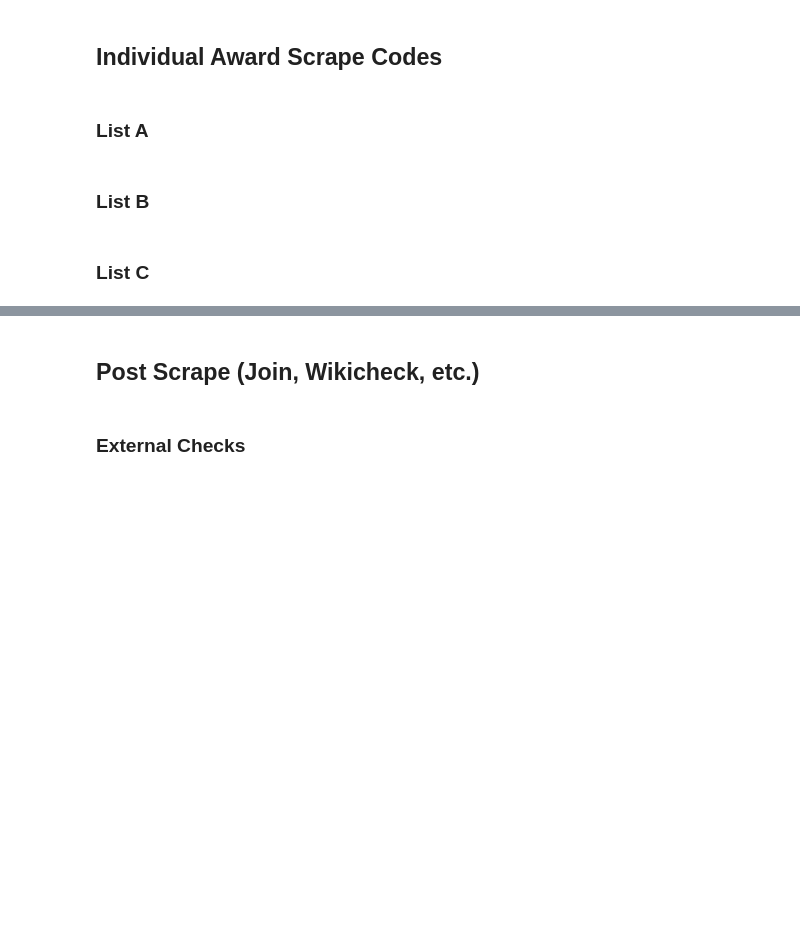
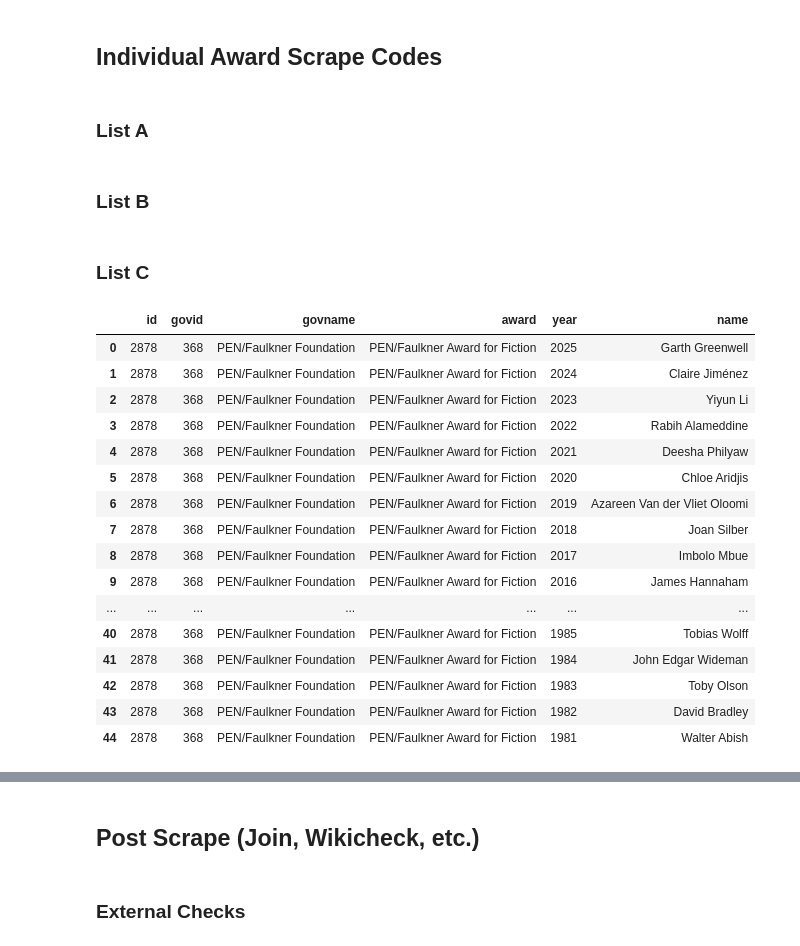
Before and after one commit to acepocalypse/EDA-award-scrape, a Jupyter notebook: Awards Scrape Code.ipynb, the cells around one changed output, grey strips where cells are left out. Cells and saved outputs as stored; diff of their text form; code cells hidden in the pictures; blank space fills up the shorter version.

```diff
--- a/Awards Scrape Code.ipynb
+++ b/Awards Scrape Code.ipynb
@@ -4598,0 +4678,83 @@ def scrape2878():
+# %%
+def scrape2878():
+    award = "PEN/Faulkner Award for Fiction"
+    govid = "368"
+    govname = "PEN/Faulkner Foundation"
+    aid = "2878"
+    url = "https://www.penfaulkner.org/our-awards/pen-faulkner-award/"
+    db = []
+    headers = {'User-Agent': 'Mozilla/5.0 (Windows NT 10.0; Win64; x64) AppleWebKit/537.36 (KHTML, like Gecko) Chrome/122.0.0.0 Safari/537.36'}
+
+    page = requests.get(url, headers=headers)
+    soup = BeautifulSoup(page.content, "html.parser")
+
+    links = []
+    mdivs = soup.find_all('div', class_='et_section_specialty')
+    for div in mdivs:
+        div = div.find('div', class_='et_pb_has_overlay')
+        link = div.a.get('href')
+        if link:
+            links.append(link)
+
+    for link in links:
+        page = requests.get(link, headers=headers)
+        soup = BeautifulSoup(page.content, "html.parser")
+
+        name = soup.find('p', class_='et_pb_member_position').text
+        name = name.replace('by ', '')
+
+        yeart = soup.find('div', class_='et_pb_text_inner').text
+        yeart = yeart.split()
+        for yearx in yeart:
+            if yearx.isdigit() and len(yearx) == 4:
+                year = yearx
+
+        db.append({'id': aid, 'govid': govid, 'govname': govname, 'award': award, 'year': year, 'name': name})
+
+    link2 = 'https://www.penfaulkner.org/2011/08/01/past_award_winners/'
+    page = requests.get(link2, headers=headers)
+    soup = BeautifulSoup(page.content, "html.parser")
+
+    h2s = soup.find_all('h2')
+    for h2 in h2s:
+        h2text = h2.text.strip()
+        if h2text.isdigit():
+            year = h2text
+        elif "WINNER" in h2text:
+            namex = h2text.split(':')[1]
+            name = namex.split(',')[0].strip()
+            db.append({'id': aid, 'govid': govid, 'govname': govname, 'award': award, 'year': year, 'name': name})
+        else:
+            name = h2text.split(',')[0].strip()
+            db.append({'id': aid, 'govid': govid, 'govname': govname, 'award': award, 'year': year, 'name': name})
+
+    df = pd.DataFrame(db)
+    df = df.drop_duplicates(subset=['year', 'name'])
+    display(df)
+    df.to_csv(f'{filepath}{aid}.csv',index=False)
+
+    if not df.empty:
+        now = datetime.now()
+        current_time = now.strftime("%H:%M:%S")
+        print(f"AwardID {aid} --- scraped and saved to path at {current_time}")
+
+    return df
+scrape2878()
+# %% [output]
+|  | id | govid | govname | award | year | name |
+| 0 | 2878 | 368 | PEN/Faulkner Foundation | PEN/Faulkner Award for Fiction | 2025 | Garth Greenwell |
+| 1 | 2878 | 368 | PEN/Faulkner Foundation | PEN/Faulkner Award for Fiction | 2024 | Claire Jiménez |
+| 2 | 2878 | 368 | PEN/Faulkner Foundation | PEN/Faulkner Award for Fiction | 2023 | Yiyun Li |
+| 3 | 2878 | 368 | PEN/Faulkner Foundation | PEN/Faulkner Award for Fiction | 2022 | Rabih Alameddine |
+| 4 | 2878 | 368 | PEN/Faulkner Foundation | PEN/Faulkner Award for Fiction | 2021 | Deesha Philyaw |
+| 5 | 2878 | 368 | PEN/Faulkner Foundation | PEN/Faulkner Award for Fiction | 2020 | Chloe Aridjis |
+| 6 | 2878 | 368 | PEN/Faulkner Foundation | PEN/Faulkner Award for Fiction | 2019 | Azareen Van der Vliet Oloomi |
+| 7 | 2878 | 368 | PEN/Faulkner Foundation | PEN/Faulkner Award for Fiction | 2018 | Joan Silber |
+| 8 | 2878 | 368 | PEN/Faulkner Foundation | PEN/Faulkner Award for Fiction | 2017 | Imbolo Mbue |
+| 9 | 2878 | 368 | PEN/Faulkner Foundation | PEN/Faulkner Award for Fiction | 2016 | James Hannaham |
+| ... | ... | ... | ... | ... | ... | ... |
+| 40 | 2878 | 368 | PEN/Faulkner Foundation | PEN/Faulkner Award for Fiction | 1985 | Tobias Wolff |
+| 41 | 2878 | 368 | PEN/Faulkner Foundation | PEN/Faulkner Award for Fiction | 1984 | John Edgar Wideman |
+| 42 | 2878 | 368 | PEN/Faulkner Foundation | PEN/Faulkner Award for Fiction | 1983 | Toby Olson |
+| 43 | 2878 | 368 | PEN/Faulkner Foundation | PEN/Faulkner Award for Fiction | 1982 | David Bradley |
+| 44 | 2878 | 368 | PEN/Faulkner Foundation | PEN/Faulkner Award for Fiction | 1981 | Walter Abish |
```
Also changed, not shown: parts of 76 cells of this notebook.
